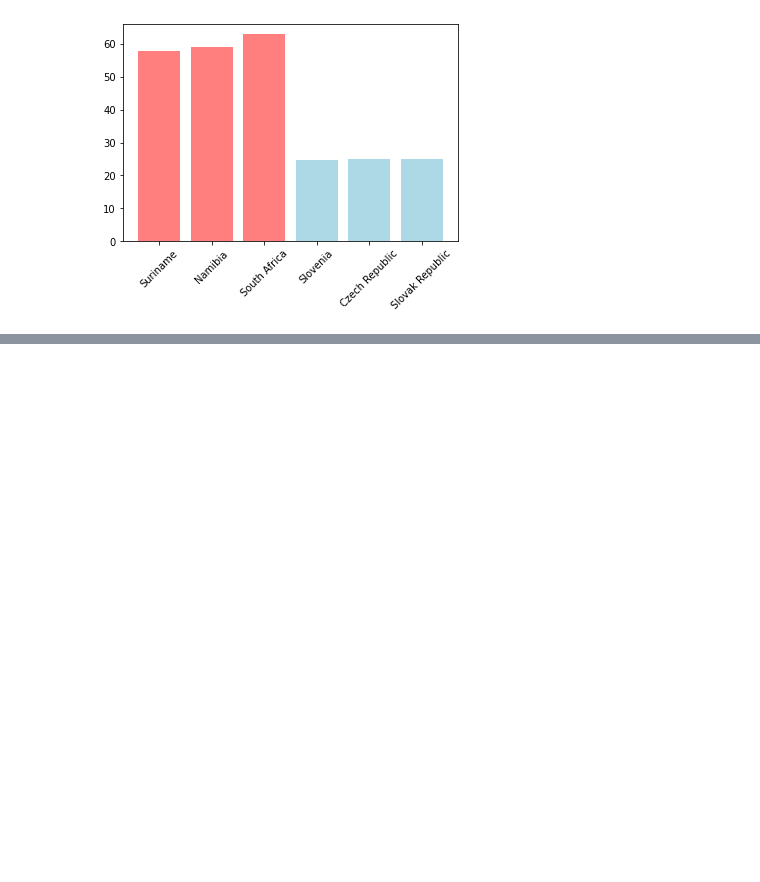
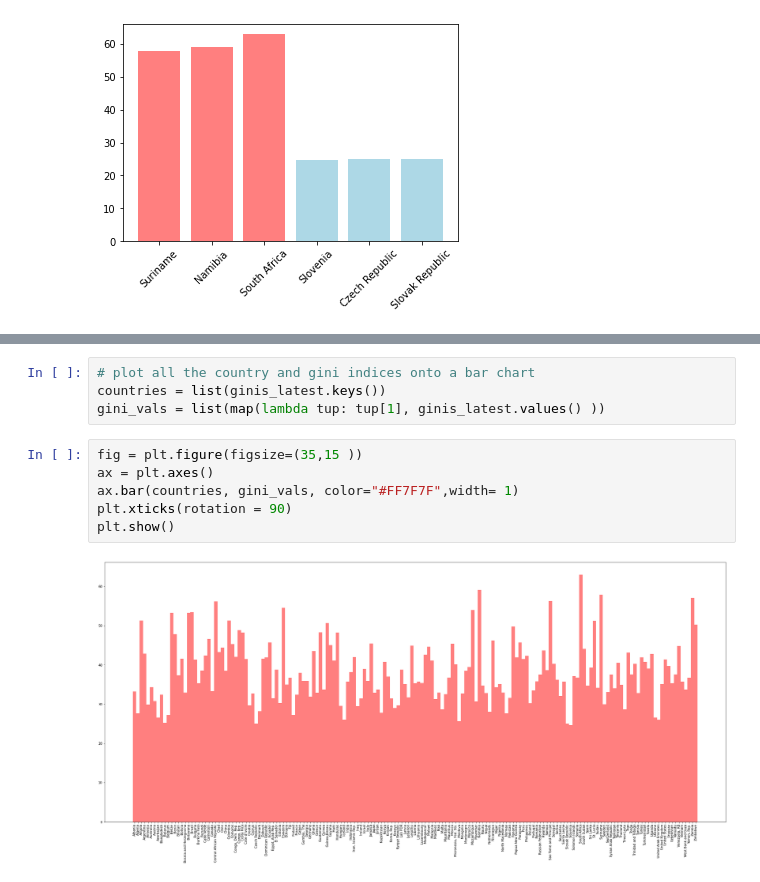
Before and after one commit to derikvanschaik/scraping-data-analysis-practice, a Jupyter notebook: gini.ipynb, the cells around one changed output, grey strips where cells are left out. Cells and saved outputs as stored; diff of their text form; blank space fills up the shorter version.

Commit message:
some more plots

```diff
--- a/gini.ipynb
+++ b/gini.ipynb
@@ -130,0 +151,12 @@ plt.show()
+# %%
+# plot all the country and gini indices onto a bar chart
+countries = list(ginis_latest.keys())
+gini_vals = list(map(lambda tup: tup[1], ginis_latest.values() ))
+# %%
+fig = plt.figure(figsize=(35,15 ))
+ax = plt.axes()
+ax.bar(countries, gini_vals, color="#FF7F7F",width= 1)
+plt.xticks(rotation = 90)
+plt.show()
+# %% [output]
+[figure, added]
```
Also changed, not shown: parts of 1 cell of this notebook.
